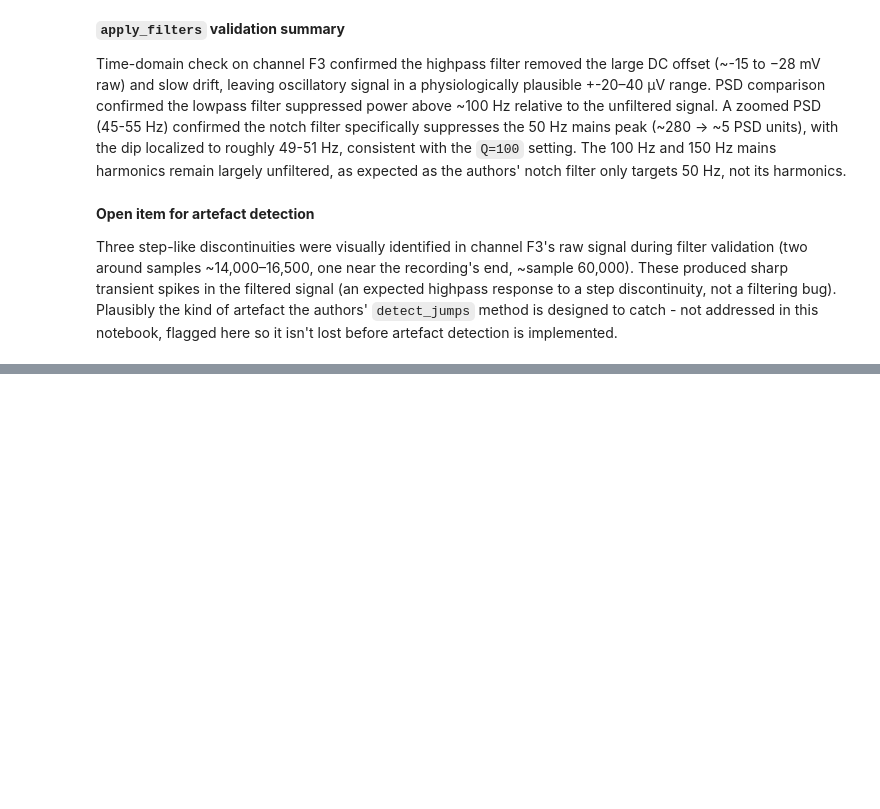
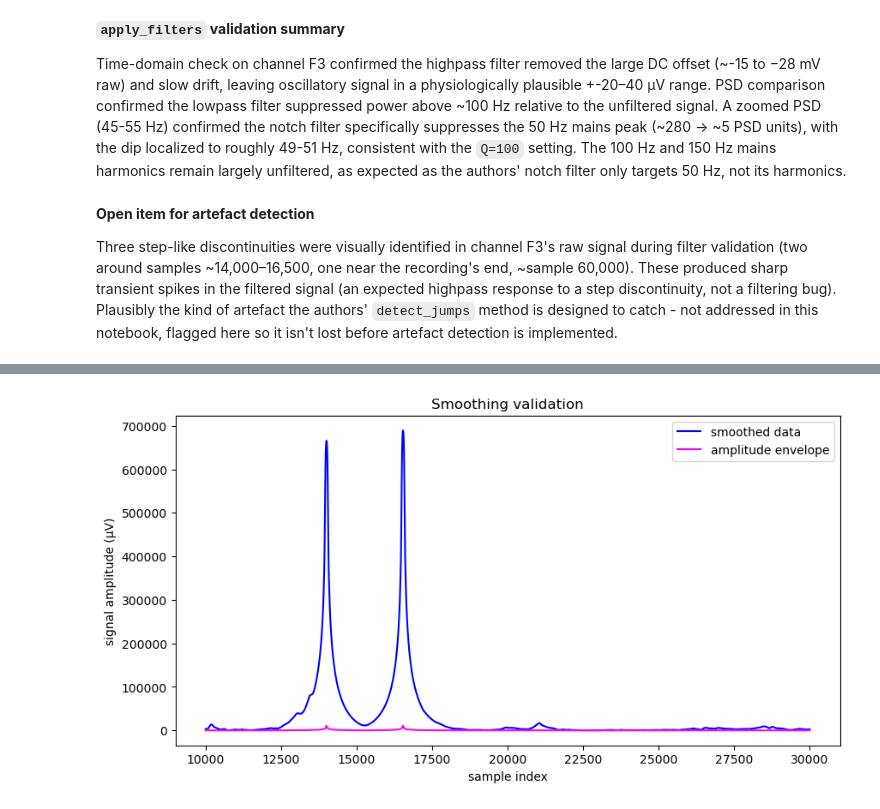
Before and after one commit to romy-weinstock/eeg-rtms-response-prediction, a Jupyter notebook: notebooks/02_preprocessing_pilot.ipynb, the cells around one changed output, grey strips where cells are left out. Saved outputs shown, nothing was run; the diff lists cells and outputs as text; code cells hidden in the pictures; blank space fills up the shorter version.

```diff
--- a/notebooks/02_preprocessing_pilot.ipynb
+++ b/notebooks/02_preprocessing_pilot.ipynb
@@ -318,0 +380,18 @@ Not yet started: goal 4 (`correct_EOG`), goal 5 (artefact detection), goal 6 (ep
+# %%
+#Smoothing amplitude envelope with boxcar convolution
+boxdata = scipy.signal.convolve(amplenv, scipy.signal.windows.boxcar(int(0.2*Fs)), mode ='same', method ='direct')
+#visual confirmation of smoothed data
+fig = plt.figure(figsize=(10,5))
+start_sample = 10000
+end_sample = 30000
+sample_range = range(start_sample, end_sample)
+
+plt.plot(sample_range, boxdata[start_sample:end_sample] * 1e6, color='blue', label='smoothed data')
+plt.plot(sample_range, amplenv[start_sample:end_sample] * 1e6, color='magenta', label='amplitude envelope')
+plt.xlabel('sample index')
+plt.ylabel('signal amplitude (µV)')
+plt.title('Smoothing validation')
+plt.legend()
+plt.show()
+# %% [output]
+[figure, added]
```
Also changed, not shown: parts of 19 cells of this notebook, 2 other files.
